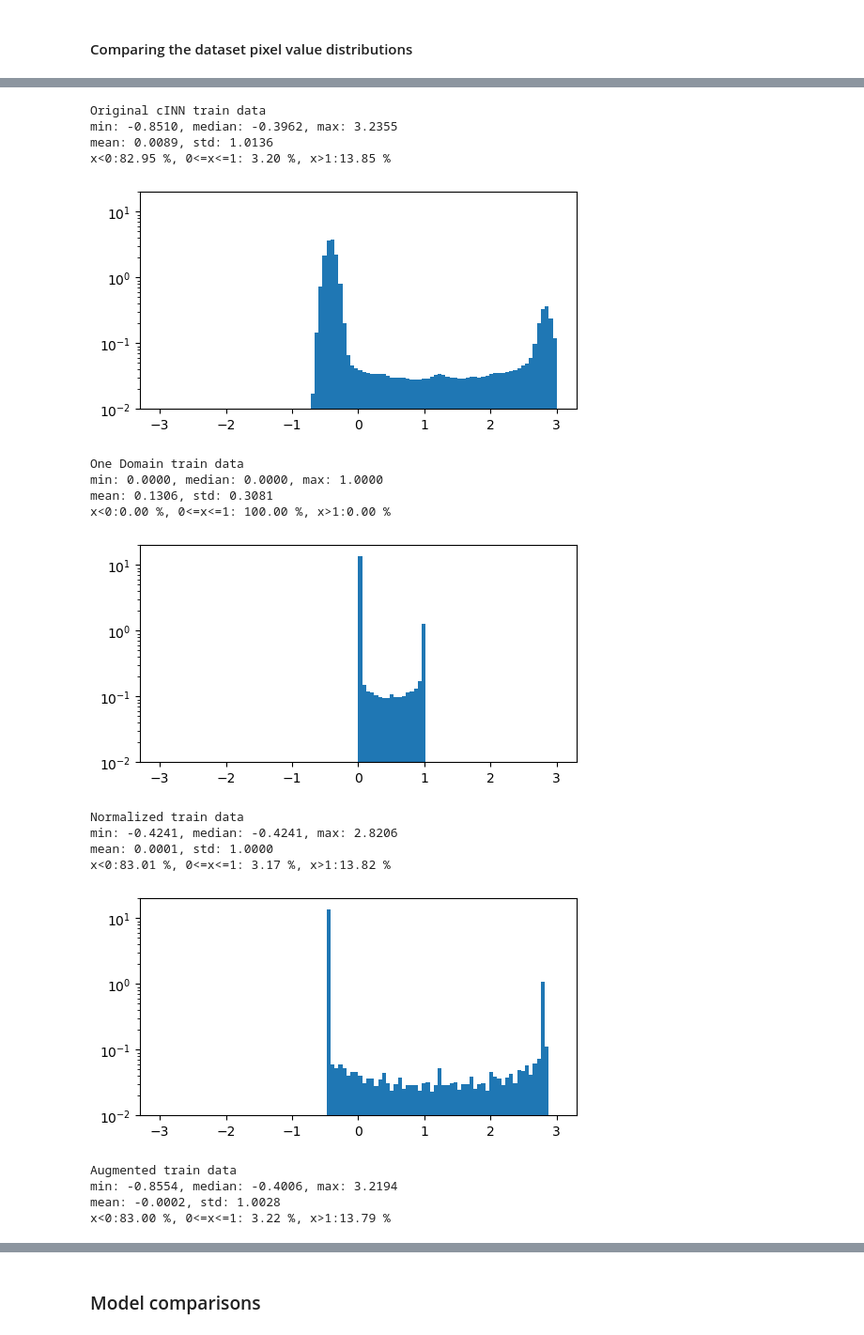
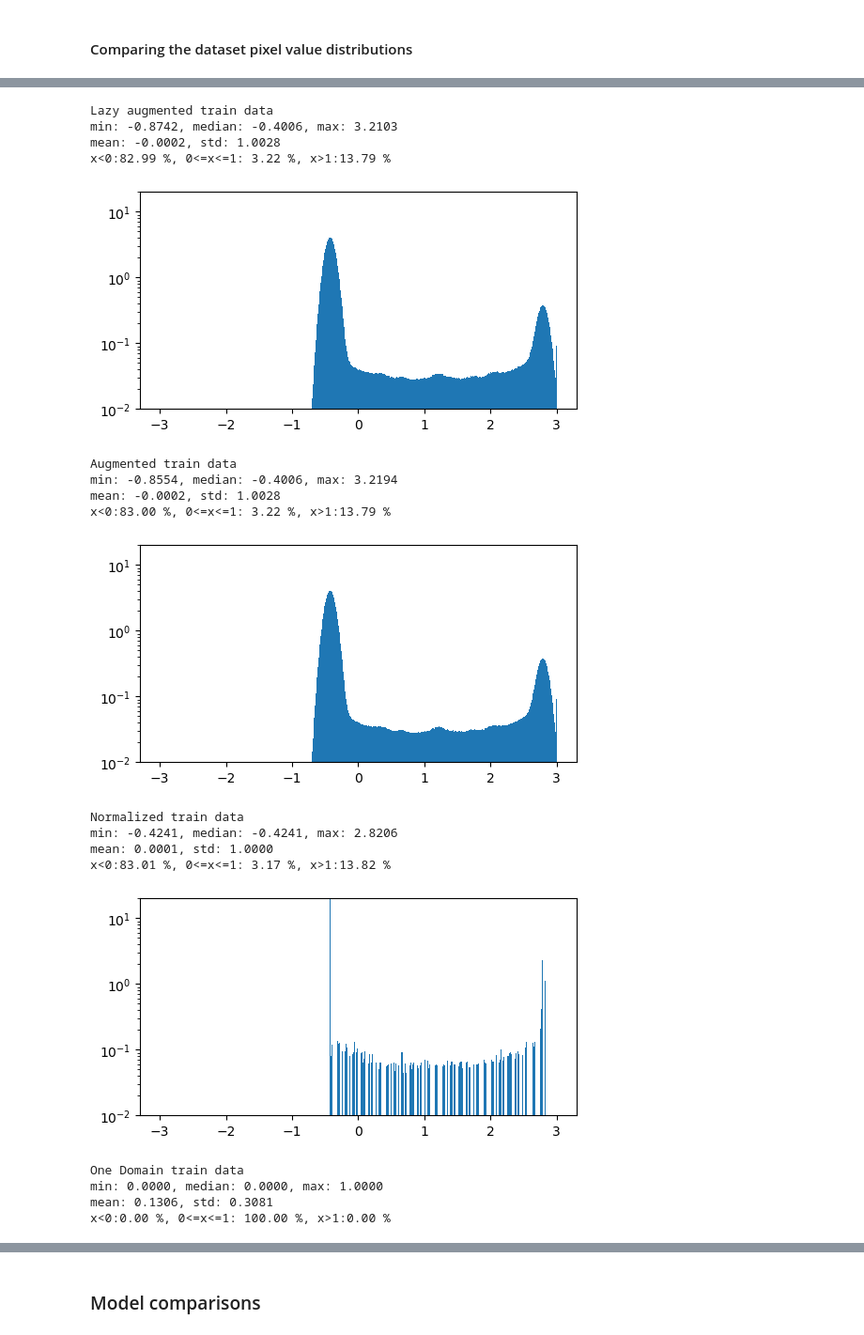
Before and after one commit to Fjallripa/Rotated-cINN, a Jupyter notebook: rotated_cinn/code_tests/compare_models.ipynb, the cells around one changed output, grey strips where cells are left out. Shown at 94% size. Saved outputs shown, nothing was run; the diff lists cells and outputs as text; code cells hidden in the pictures.

```diff
--- a/rotated_cinn/code_tests/compare_models.ipynb
+++ b/rotated_cinn/code_tests/compare_models.ipynb
@@ -131,7 +184,12 @@ def run_data_test(data: np.ndarray, name=""):
     flat_data = data.flatten()
     clipped_data = np.clip(flat_data, *hist_range)
     plt.figure(figsize=(6, 3))
-    plt.hist(clipped_data, bins=100, range=hist_range, density=True)
+    plt.hist(clipped_data, bins=1000, range=hist_range, density=True)
     plt.yscale('log')
     plt.ylim(10**-2, 2*10**1)
     plt.show()
+# %%
+# Rotated MNIST - one domain, lazy augmentation
+domains = [0]
+noise_augmentation = lambda data: data + 0.08 * torch.randn_like(data)
+laug_data = RotatedMNIST(domains=domains, train=True, seed=random_seed, val_set_size=1000, normalize=True, add_noise=False, transform = transforms.Lambda(noise_augmentation))
@@ -144,10 +231,12 @@ og_train_data = og_data.data.cpu().numpy()
 oned_train_data = oned_data.data.cpu().numpy()
 norm_train_data = norm_data.data.cpu().numpy()
 augm_train_data = augm_data.data.cpu().numpy()
+laug_train_data = laug_data[:][0].cpu().numpy()  # samples all images and applies tranforms
 # %%
-run_data_test(mnist_train_data, "raw MNIST train data")
+#run_data_test(mnist_train_data, "raw MNIST train data")
 run_data_test(og_train_data, "Original cINN train data")
+run_data_test(laug_train_data, "Lazy augmented train data")
+run_data_test(augm_train_data, "Augmented train data")
+run_data_test(norm_train_data, "Normalized train data")
 run_data_test(oned_train_data, "One Domain train data")
-run_data_test(norm_train_data, "Normalized train data")
-run_data_test(augm_train_data, "Augmented train data")
 # %% [output]
@@ -159,19 +248,19 @@ x<0:82.96 %, 0<=x<=1: 3.20 %, x>1:13.84 %
-Original cINN train data
-min: -0.8510, median: -0.3962, max: 3.2355
-mean: 0.0089, std: 1.0136
-x<0:82.95 %, 0<=x<=1: 3.20 %, x>1:13.85 %
+Lazy augmented train data
+min: -0.8742, median: -0.4006, max: 3.2103
+mean: -0.0002, std: 1.0028
+x<0:82.99 %, 0<=x<=1: 3.22 %, x>1:13.79 %
-[figure, old version]
+[figure, new version]
-One Domain train data
-min: 0.0000, median: 0.0000, max: 1.0000
-mean: 0.1306, std: 0.3081
-x<0:0.00 %, 0<=x<=1: 100.00 %, x>1:0.00 %
+Augmented train data
+min: -0.8554, median: -0.4006, max: 3.2194
+mean: -0.0002, std: 1.0028
+x<0:83.00 %, 0<=x<=1: 3.22 %, x>1:13.79 %
-[figure, old version]
+[figure, new version]
 Normalized train data
 min: -0.4241, median: -0.4241, max: 2.8206
 mean: 0.0001, std: 1.0000
 x<0:83.01 %, 0<=x<=1: 3.17 %, x>1:13.82 %
-[figure, old version]
+[figure, new version]
-Augmented train data
-min: -0.8554, median: -0.4006, max: 3.2194
-mean: -0.0002, std: 1.0028
-x<0:83.00 %, 0<=x<=1: 3.22 %, x>1:13.79 %
+One Domain train data
+min: 0.0000, median: 0.0000, max: 1.0000
+mean: 0.1306, std: 0.3081
+x<0:0.00 %, 0<=x<=1: 100.00 %, x>1:0.00 %
```
Also changed, not shown: parts of 10 cells of this notebook, 5 other files.
